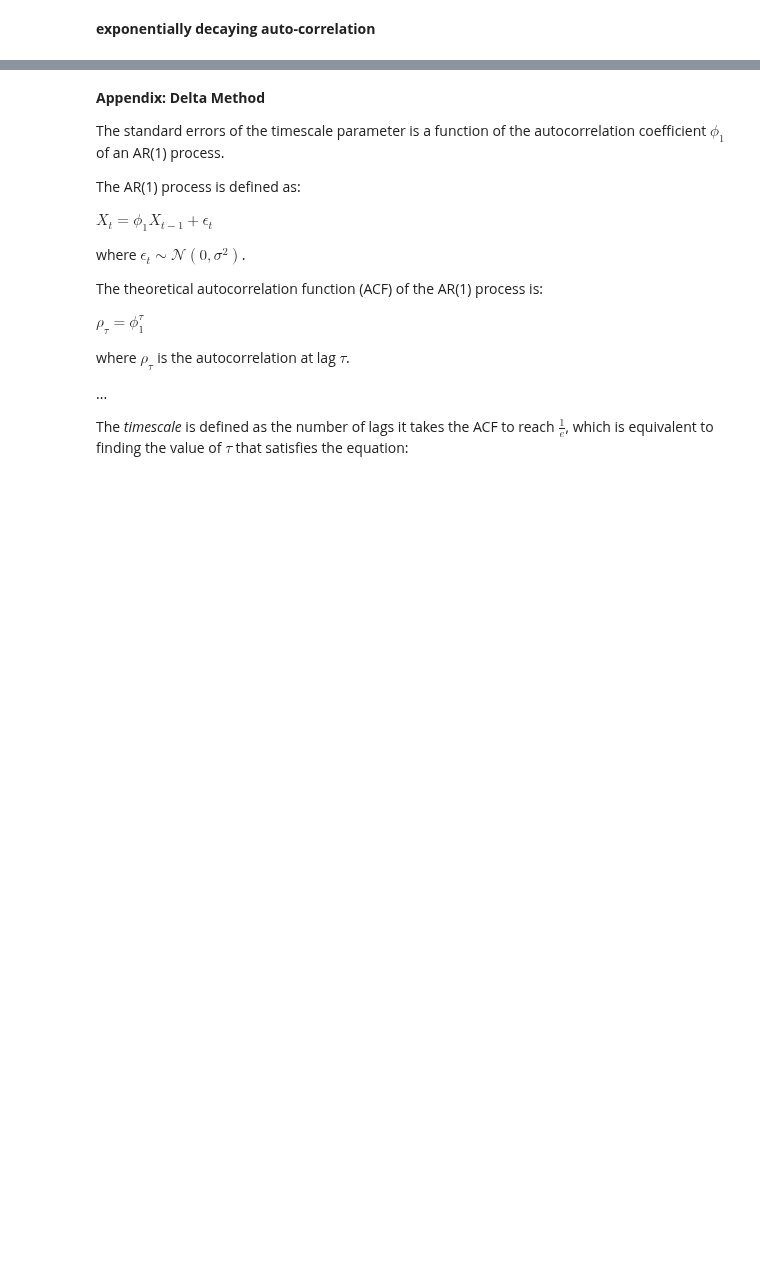
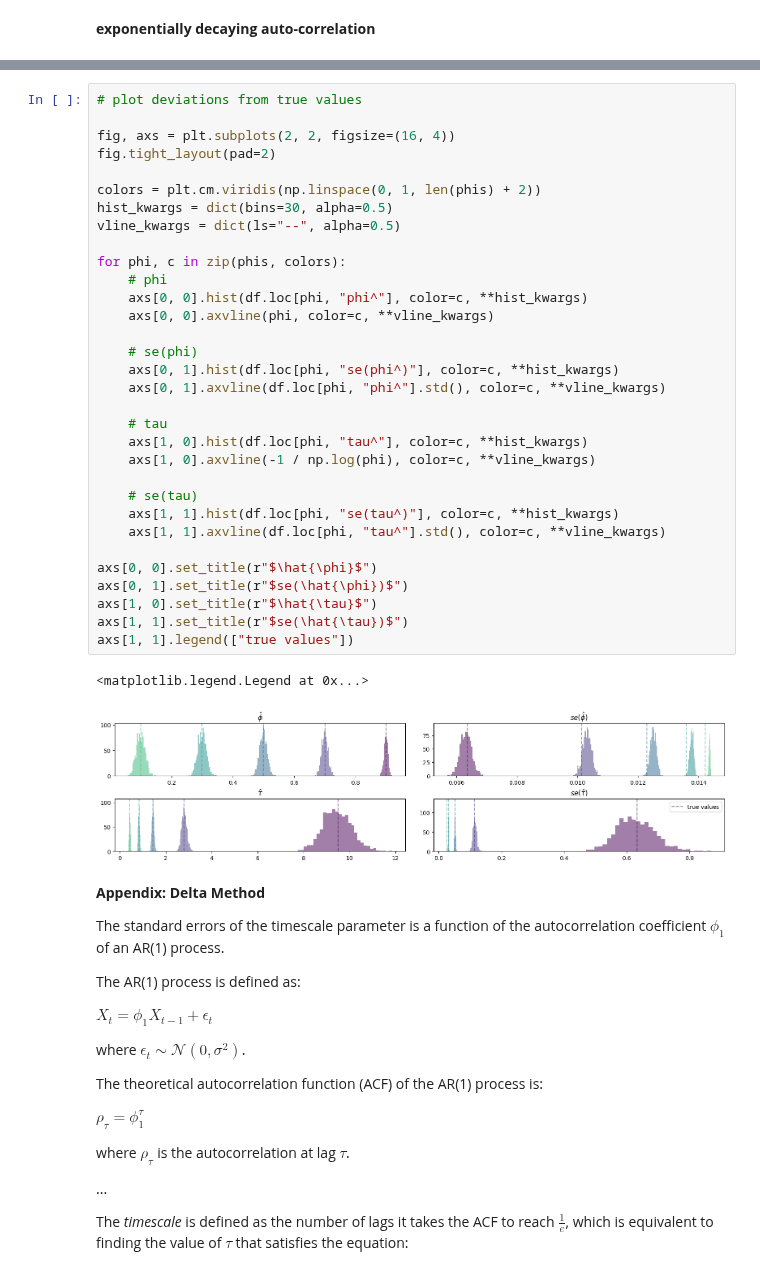
Before and after one commit to griegner/fmri-timescales, a Jupyter notebook: examples/00-simulation-example.ipynb, the cells around one changed output, grey strips where cells are left out. Drawn from its saved outputs; the diff is of its cells as text; blank space fills up the shorter version.

```diff
--- a/examples/00-simulation-example.ipynb
+++ b/examples/00-simulation-example.ipynb
@@ -169,3 +199,38 @@ ax[1].legend()
+# %%
+# plot deviations from true values
+
+fig, axs = plt.subplots(2, 2, figsize=(16, 4))
+fig.tight_layout(pad=2)
+
+colors = plt.cm.viridis(np.linspace(0, 1, len(phis) + 2))
+hist_kwargs = dict(bins=30, alpha=0.5)
+vline_kwargs = dict(ls="--", alpha=0.5)
+
+for phi, c in zip(phis, colors):
+    # phi
+    axs[0, 0].hist(df.loc[phi, "phi^"], color=c, **hist_kwargs)
+    axs[0, 0].axvline(phi, color=c, **vline_kwargs)
+
+    # se(phi)
+    axs[0, 1].hist(df.loc[phi, "se(phi^)"], color=c, **hist_kwargs)
+    axs[0, 1].axvline(df.loc[phi, "phi^"].std(), color=c, **vline_kwargs)
+
+    # tau
+    axs[1, 0].hist(df.loc[phi, "tau^"], color=c, **hist_kwargs)
+    axs[1, 0].axvline(-1 / np.log(phi), color=c, **vline_kwargs)
+
+    # se(tau)
+    axs[1, 1].hist(df.loc[phi, "se(tau^)"], color=c, **hist_kwargs)
+    axs[1, 1].axvline(df.loc[phi, "tau^"].std(), color=c, **vline_kwargs)
+
+axs[0, 0].set_title(r"$\hat{\phi}$")
+axs[0, 1].set_title(r"$se(\hat{\phi})$")
+axs[1, 0].set_title(r"$\hat{\tau}$")
+axs[1, 1].set_title(r"$se(\hat{\tau})$")
+axs[1, 1].legend(["true values"])
+# %% [output]
+<matplotlib.legend.Legend at 0x...>
+[figure, added]
 # %% [markdown]
 **Appendix: Delta Method**
 
```
Also changed, not shown: parts of 8 cells of this notebook.
